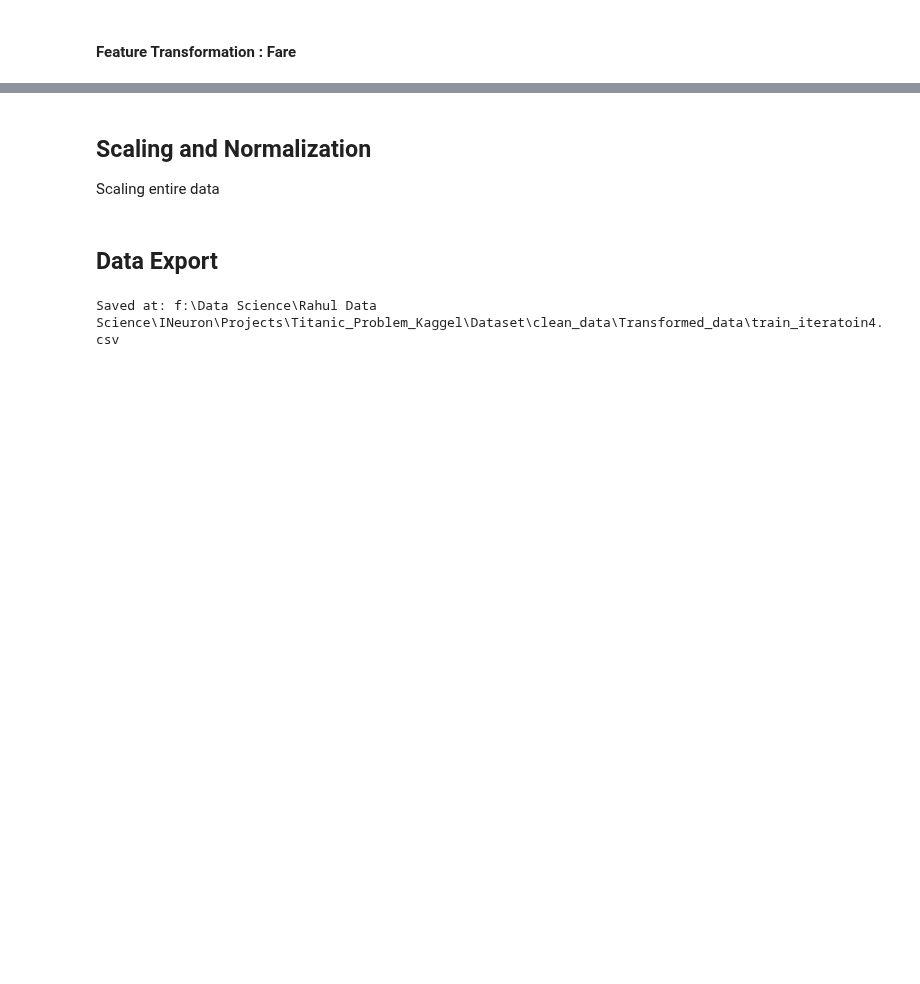
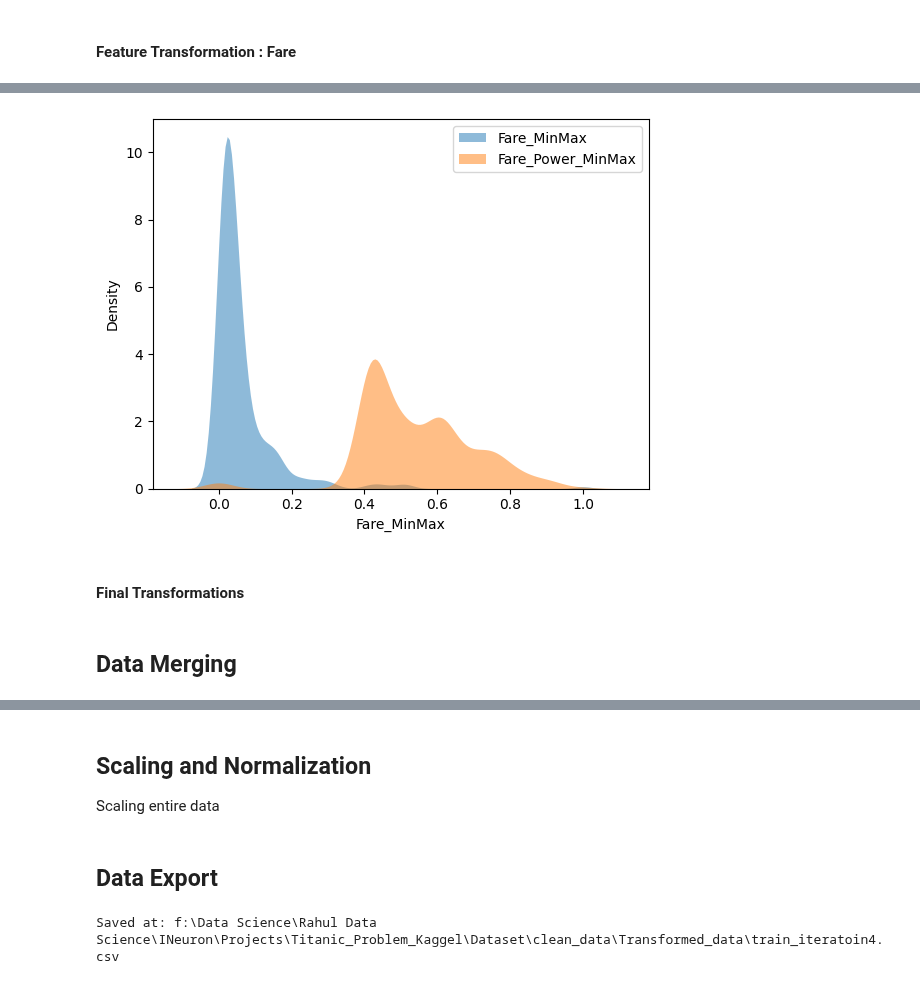
Before and after one commit to Rahul-404/Titanic_Problem_Kaggel, a Jupyter notebook: 3_Feature_Engineering.ipynb, the cells around one changed output, grey strips where cells are left out. Cells and saved outputs as stored; diff of their text form; code cells hidden in the pictures; blank space fills up the shorter version.

```diff
--- a/3_Feature_Engineering.ipynb
+++ b/3_Feature_Engineering.ipynb
@@ -596,0 +644,11 @@ ValueError: Data must be positive.
+# %%
+# ploting data to see shape of distribution
+for i in trans_fare.df.columns:
+    if i.endswith('MinMax'):
+        sns.kdeplot(data=trans_fare.df, x=i, alpha=0.5,  fill=True, linewidth=0, label=i)
+plt.legend()
+plt.show()
+# %% [output]
+[figure, added]
+# %% [markdown]
+#### Final Transformations
@@ -596,0 +664,2 @@ ValueError: Data must be positive.
+# %% [markdown]
+## Data Merging
```
Also changed, not shown: parts of 17 cells of this notebook.
